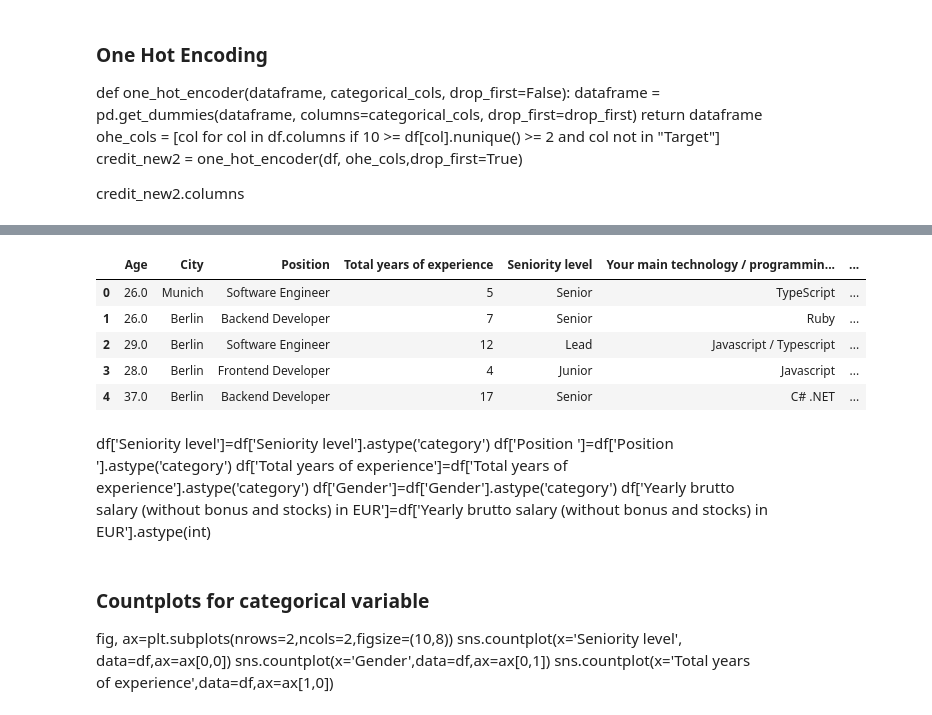
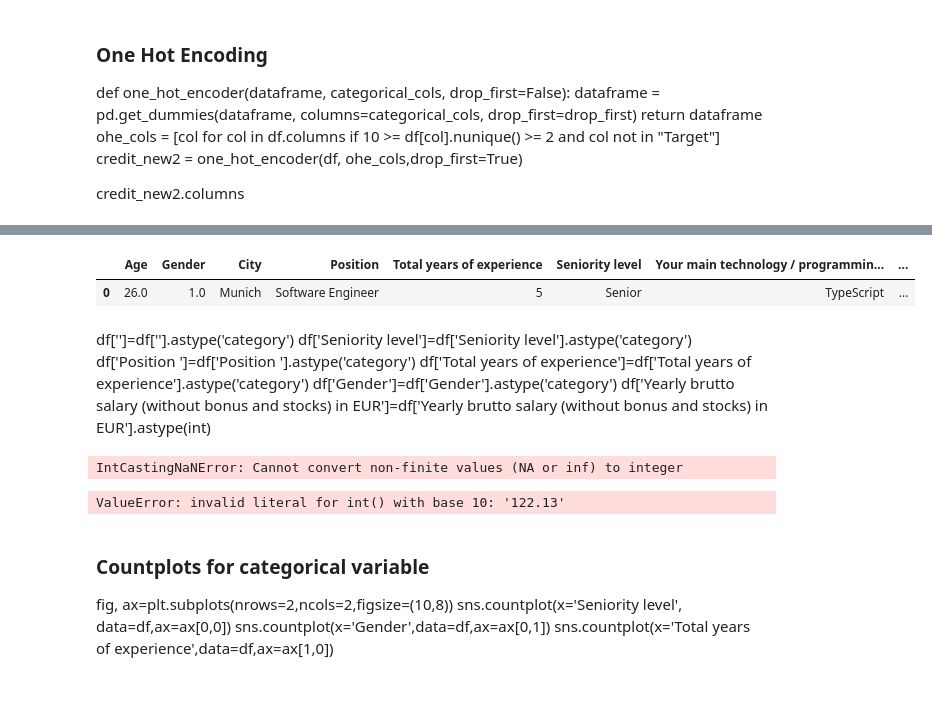
Before and after one commit to SidhST12/ItML_Asn_2_Students, a Jupyter notebook: assignment_2_start.ipynb, the cells around one changed output, grey strips where cells are left out. Cells and saved outputs as stored; diff of their text form; code cells hidden in the pictures.

```diff
--- a/assignment_2_start.ipynb
+++ b/assignment_2_start.ipynb
@@ -100,3 +100,5 @@ Data columns (total 18 columns):
  17  Company type                                            1228 non-null   object
 dtypes: float64(2), object(16)
 memory usage: 176.3+ KB
+# %%
+df['Yearly bonus + stocks in EUR']=pd.to_numeric(df['Yearly bonus + stocks in EUR'], errors='coerce').astype(int)
@@ -122,5 +126,5 @@ df.describe()
 | 75% | 35.000000 | 8.000000e+04 |
 | max | 69.000000 | 1.000000e+11 |
 # %%
-df['Gender'] = df['Gender'].map({'Male': 1,'Female':2})
-df.head()
+#df['Gender'] = df['Gender'].map({'Male': 1,'Female':2})
+#df.head()
@@ -320,0 +332,2 @@ memory usage: 156.8+ KB
+# %%
+df['Yearly bonus + stocks in EUR']=pd.to_numeric(df['Yearly bonus + stocks in EUR'], errors='coerce').astype(int)
@@ -350,13 +345,10 @@ Index(['Age', 'City', 'Position ', 'Total years of experience',
-# %%
-df_new.head(5)
-# %% [output]
-|  | Age | City | Position | Total years of experience | Seniority level | Your main technology / programmin... | ... |
-| 0 | 26.0 | Munich | Software Engineer | 5 | Senior | TypeScript | ... |
-| 1 | 26.0 | Berlin | Backend Developer | 7 | Senior | Ruby | ... |
-| 2 | 29.0 | Berlin | Software Engineer | 12 | Lead | Javascript / Typescript | ... |
-| 3 | 28.0 | Berlin | Frontend Developer | 4 | Junior | Javascript | ... |
-| 4 | 37.0 | Berlin | Backend Developer | 17 | Senior | C# .NET | ... |
+# %%
+df.head(1)
+# %% [output]
+|  | Age | Gender | City | Position | Total years of experience | Seniority level | Your main technology / programmin... | ... |
+| 0 | 26.0 | 1.0 | Munich | Software Engineer | 5 | Senior | TypeScript | ... |
 # %% [markdown]
+df['']=df[''].astype('category')
 df['Seniority level']=df['Seniority level'].astype('category')
 df['Position ']=df['Position '].astype('category')
 df['Total years of experience']=df['Total years of experience'].astype('category')
@@ -365,3 +359,25 @@ df['Yearly brutto salary (without bonus and stocks) in EUR']=df['Yearly brutto s
+# %%
+df['Yearly bonus + stocks in EUR']=pd.to_numeric(df['Yearly bonus + stocks in EUR'], errors='coerce').astype(int)
+# %% [output]
+IntCastingNaNError: Cannot convert non-finite values (NA or inf) to integer
+# %%
+df['Gender	']=df['Gender'].astype('category')
+df['City']=df['City'].astype('category')
+df['Total years of experience']=df['Total years of experience'].astype('category')
+df['Your main technology / programming language']=df['Your main technology / programming language'].astype('category')
+df['Seniority level']=df['Seniority level'].astype('category')
+df['Position ']=df['Position '].astype('category')
+df['Total years of experience']=df['Total years of experience'].astype('category')
+df['Gender']=df['Gender'].astype('category')
+df['Yearly brutto salary (without bonus and stocks) in EUR']=df['Yearly brutto salary (without bonus and stocks) in EUR'].astype(float)
+df['Yearly bonus + stocks in EUR']=df['Yearly bonus + stocks in EUR'].astype(int)
+df['Number of vacation days']=df['Number of vacation days'].astype('float')
+df['Employment status']=df['Employment status'].astype('category')
+df['Сontract duration']=df['Сontract duration'].astype('category')
+df['Company size']=df['Company size'].astype('category')
+df['Company type']=df['Company type'].astype('category')
+# %% [output]
+ValueError: invalid literal for int() with base 10: '122.13'
 # %% [markdown]
 ### Countplots for categorical variable
 fig, ax=plt.subplots(nrows=2,ncols=2,figsize=(10,8))
```
Also changed, not shown: parts of 6 cells of this notebook.
